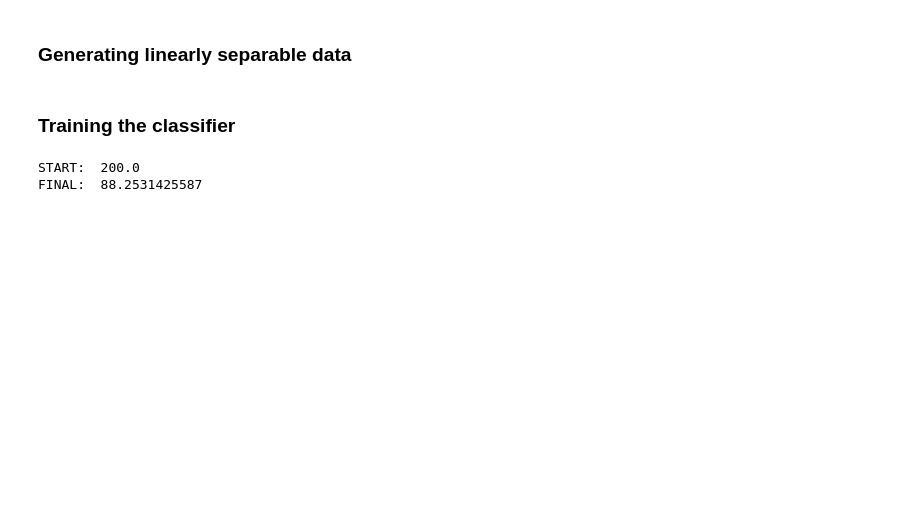
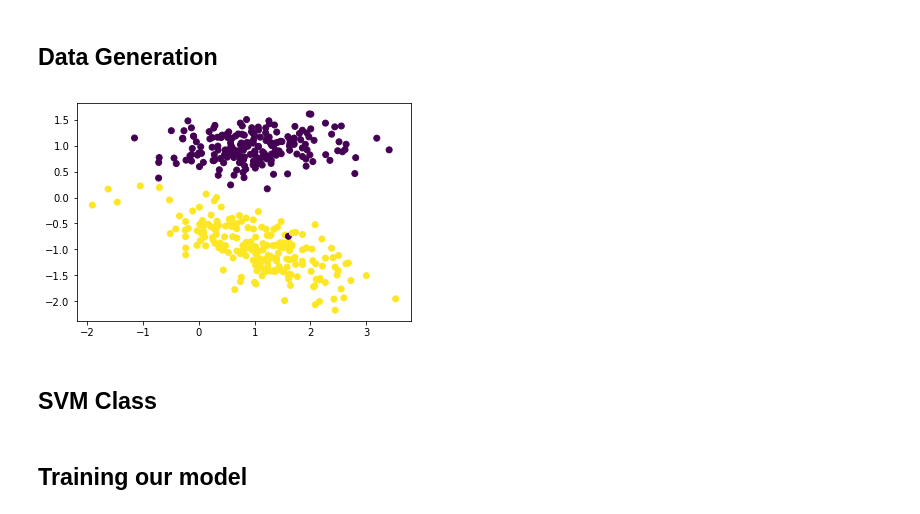
Before and after one commit to kumarnitin15/machine-learning-algorithms, a Jupyter notebook: SUPPORT VECTOR MACHINES/PEGASOS ALGORITHM.ipynb, the cells around one changed output. Cells and saved outputs as stored; diff of their text form; code cells hidden in the pictures; blank space fills up the shorter version.

```diff
--- a/SUPPORT VECTOR MACHINES/PEGASOS ALGORITHM.ipynb
+++ b/SUPPORT VECTOR MACHINES/PEGASOS ALGORITHM.ipynb
@@ -51,2 +6,0 @@ class SVM:
-# %% [markdown]
-### Generating linearly separable data
@@ -64,0 +7,14 @@ for i in range(len(y)):
+# %% [markdown]
+## Data Generation
+# %%
+X,Y = make_classification(n_samples=400,n_classes=2,n_features=2,n_informative=2,n_redundant=0,n_clusters_per_class=1,random_state=3)
+# %%
+# convert our Y-Labels into {1, -1}
+Y[Y==0] = -1
+# %%
+plt.scatter(X[:,0], X[:,1], c=Y)
+plt.show()
+# %% [output]
+[figure, added]
+# %% [markdown]
+## SVM Class
@@ -65,8 +96,2 @@ for i in range(len(y)):
 # %% [markdown]
-### Training the classifier
+## Training our model
-# %%
-clf = SVM()
-w, b = clf.fit(x, y)
-# %% [output]
-START:  200.0
-FINAL:  88.2531425587
```
Also changed, not shown: parts of 16 cells of this notebook.
